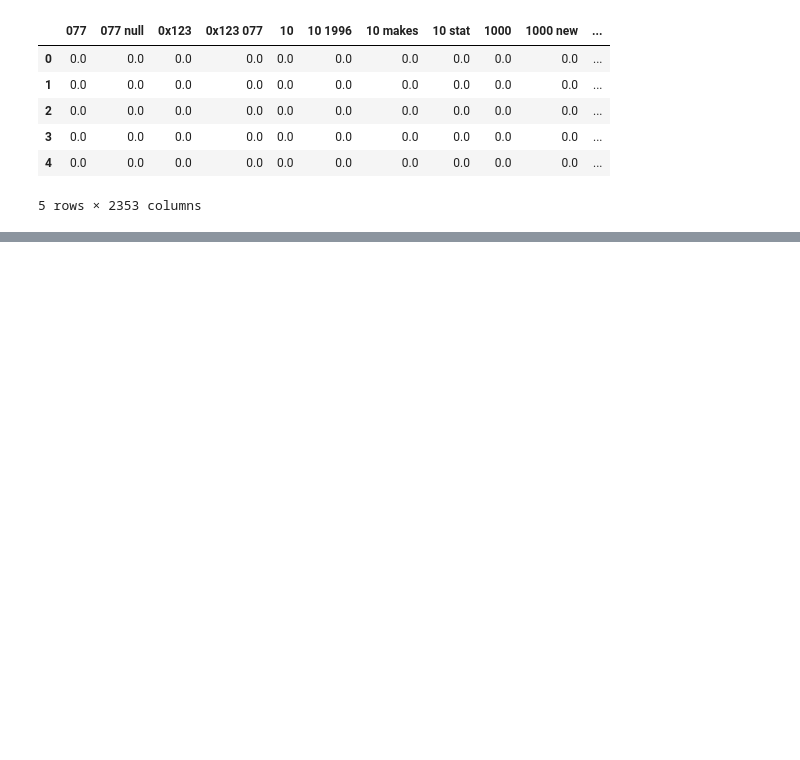
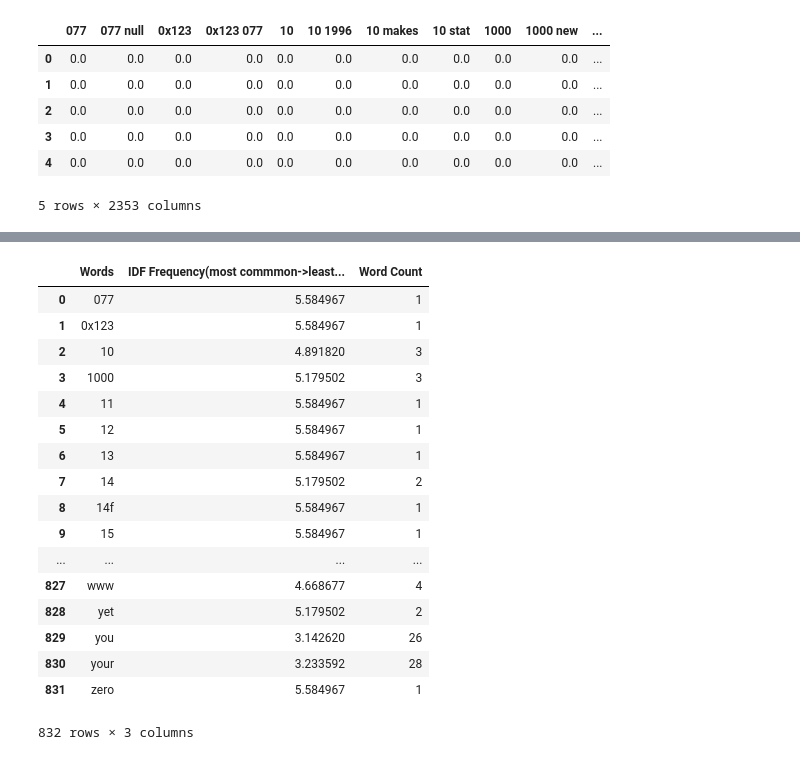
Before and after one commit to tanmaypandey7/Java-e-Book-NLP-Analysis, a Jupyter notebook: Assignment_NLP.ipynb, the cells around one changed output, grey strips where cells are left out. Drawn from its saved outputs; the diff is of its cells as text; code cells hidden in the pictures; blank space fills up the shorter version.

```diff
--- a/Assignment_NLP.ipynb
+++ b/Assignment_NLP.ipynb
@@ -224,0 +274,21 @@ new_dict_
+# %%
+df
+# %% [output]
+|  | Words | IDF Frequency(most commmon->least... | Word Count |
+| 0 | 077 | 5.584967 | 1 |
+| 1 | 0x123 | 5.584967 | 1 |
+| 2 | 10 | 4.891820 | 3 |
+| 3 | 1000 | 5.179502 | 3 |
+| 4 | 11 | 5.584967 | 1 |
+| 5 | 12 | 5.584967 | 1 |
+| 6 | 13 | 5.584967 | 1 |
+| 7 | 14 | 5.179502 | 2 |
+| 8 | 14f | 5.584967 | 1 |
+| 9 | 15 | 5.584967 | 1 |
+| ... | ... | ... | ... |
+| 827 | www | 4.668677 | 4 |
+| 828 | yet | 5.179502 | 2 |
+| 829 | you | 3.142620 | 26 |
+| 830 | your | 3.233592 | 28 |
+| 831 | zero | 5.584967 | 1 |
+832 rows × 3 columns
```
Also changed, not shown: parts of 17 cells of this notebook.
